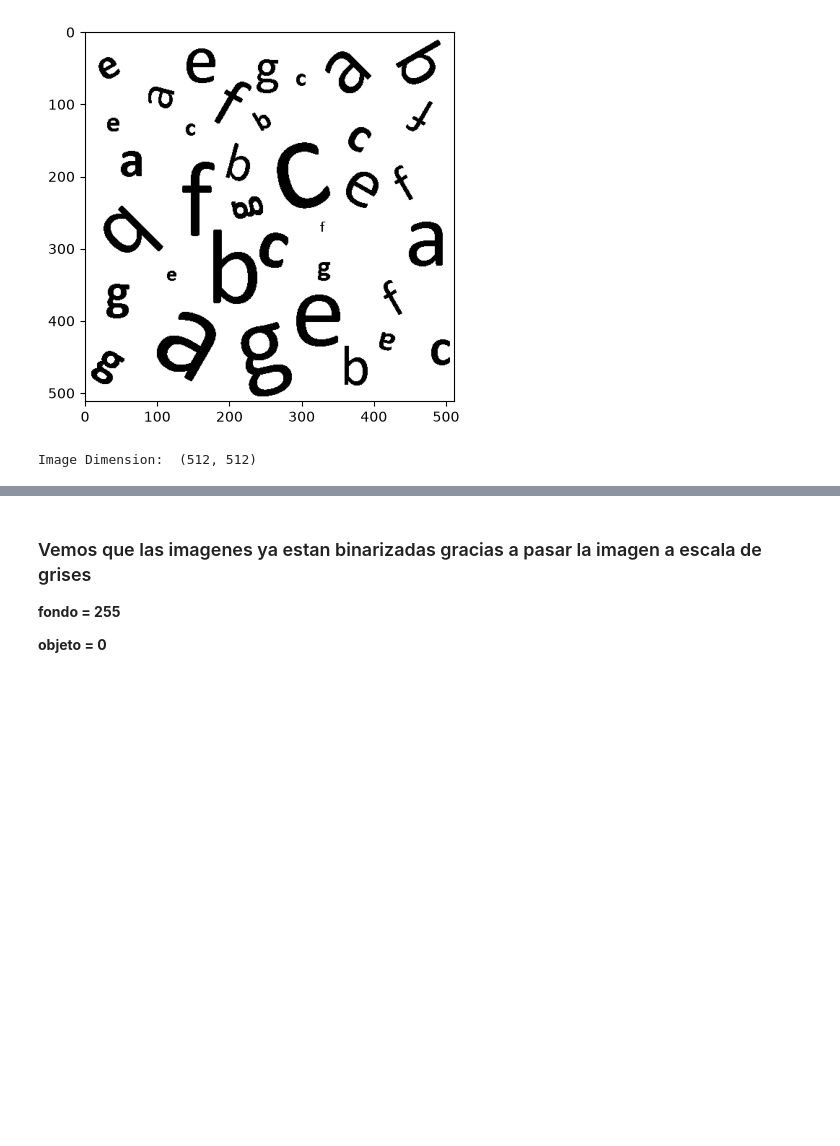
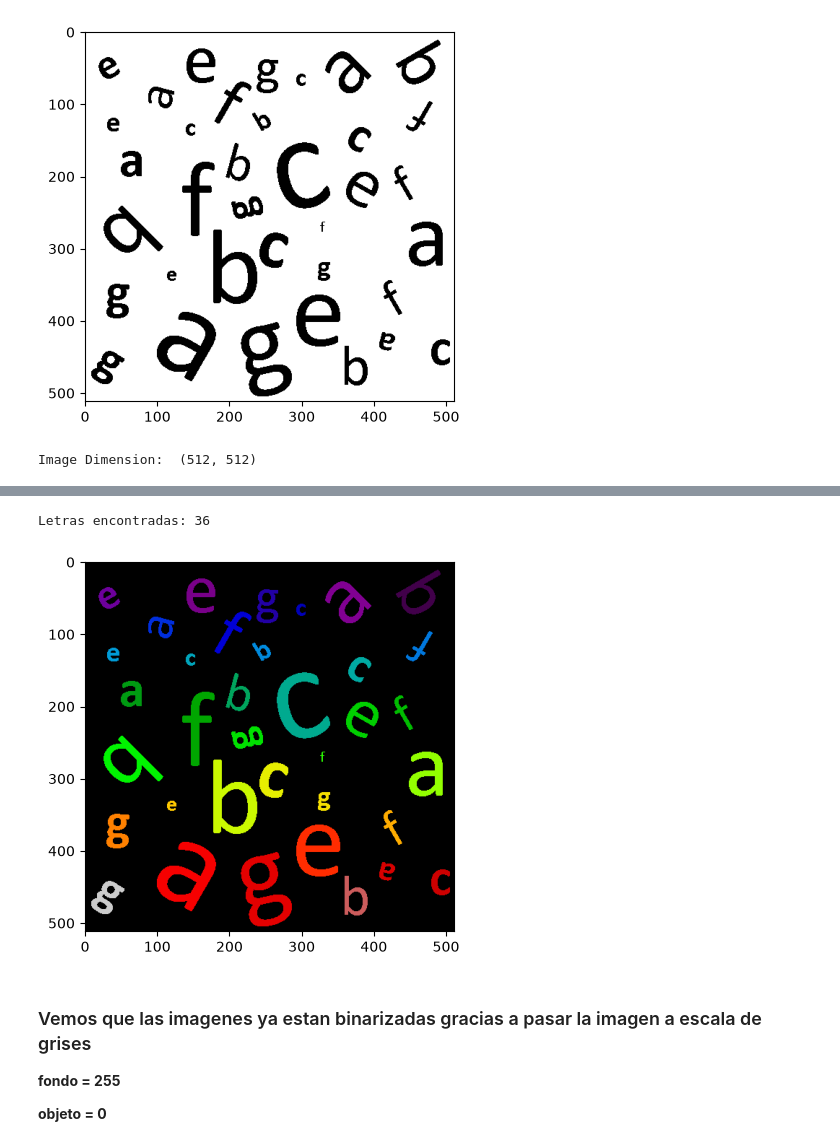
Before and after one commit to Joberto14/tarea1RDP, a Jupyter notebook: tarea1.ipynb, the cells around one changed output, grey strips where cells are left out. Saved outputs shown, nothing was run; the diff lists cells and outputs as text; code cells hidden in the pictures; blank space fills up the shorter version.

```diff
--- a/tarea1.ipynb
+++ b/tarea1.ipynb
@@ -178,3 +71,38 @@ offset =offset = [
+# %%
+
+num, labels, stats, centroids = cv2.connectedComponentsWithStats(imagenInvertida, connectivity=8)
+
+letras = []
+letras_identificadas = []
+
+areaImagen = 25
+
+for i in range(1, num):        # 0 es el fondo, se salta
+    area = stats[i, cv2.CC_STAT_AREA]
+    if area < areaImagen:
+        continue               # descarta ruido
+
+    x = stats[i, cv2.CC_STAT_LEFT]
+    y = stats[i, cv2.CC_STAT_TOP]
+    w = stats[i, cv2.CC_STAT_WIDTH]
+    h = stats[i, cv2.CC_STAT_HEIGHT]
+
+    componente = (labels == i).astype(np.uint8) * 255
+
+    # Recorte de la letra
+    recorte = componente[y:y+h, x:x+w]
+
+    letras.append(recorte)
+    letras_identificadas.append(i)
+
+print(f"Letras encontradas: {len(letras_identificadas)}")
+
+plt.imshow(labels, cmap='nipy_spectral')
+
+plt.show()
+# %% [output]
+Letras encontradas: 36
+[figure, added]
 # %% [markdown]
 ### Vemos que las imagenes ya estan binarizadas gracias a pasar la imagen a escala de grises
 **fondo = 255**
```
Also changed, not shown: parts of 10 cells of this notebook.
